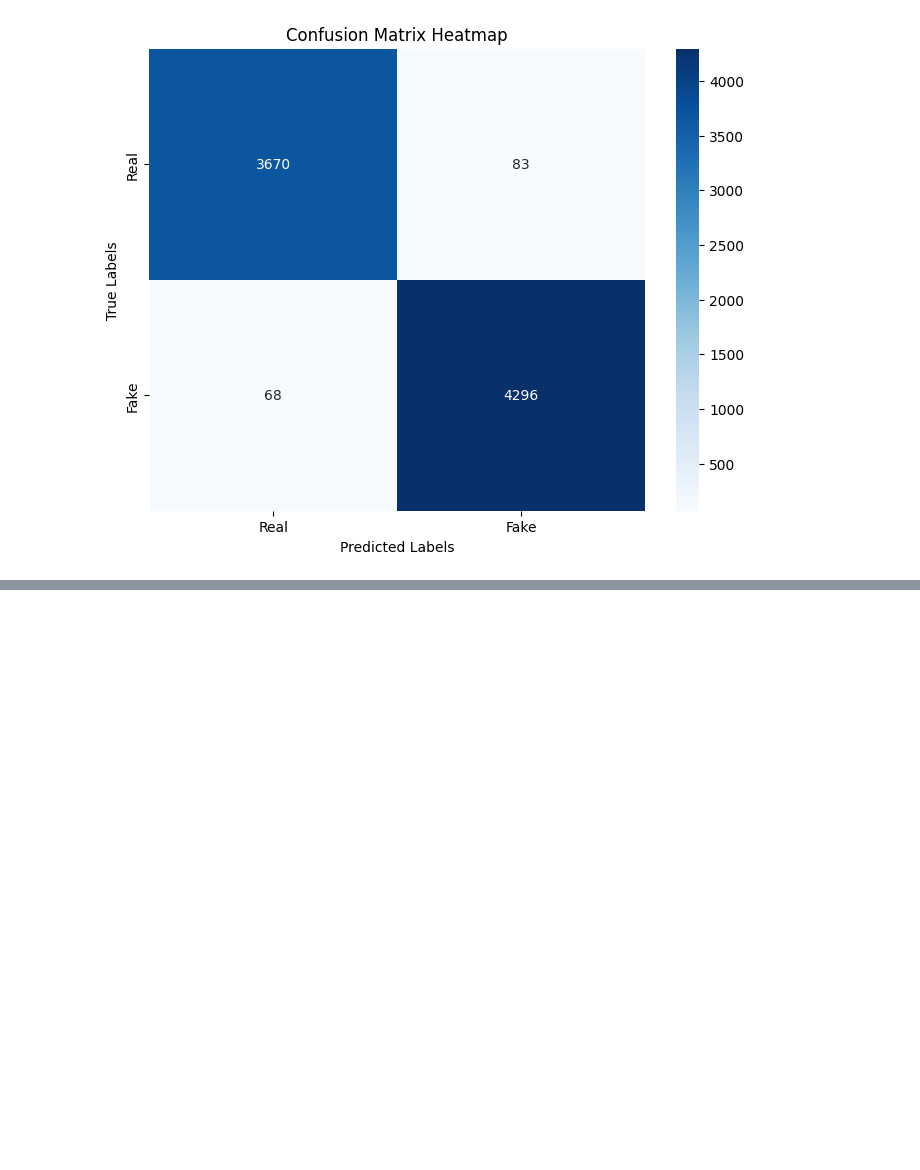
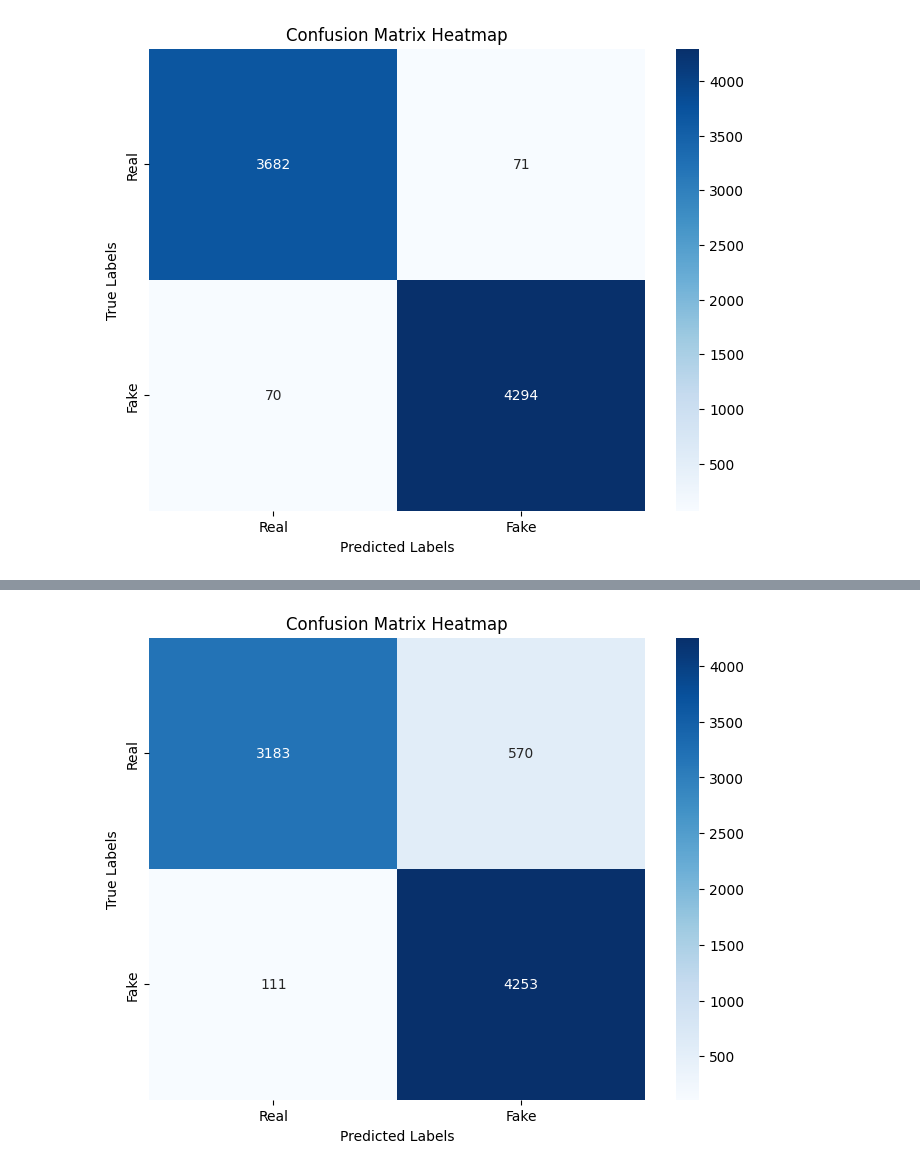
Before and after one commit to SergeyAkh/Fake-news, a Jupyter notebook: Fake_news.ipynb, the cells around one changed output, grey strips where cells are left out. Saved outputs shown, nothing was run; the diff lists cells and outputs as text; code cells hidden in the pictures; blank space fills up the shorter version.

```diff
--- a/Fake_news.ipynb
+++ b/Fake_news.ipynb
@@ -100,12 +109,12 @@ X_test_stemmed = [stemmer.stem(word) for word in X_test_cleaned]
 # %%
 tfidf = TfidfVectorizer(stop_words='english', ngram_range=(1, 2))
 # %%
-X_train_matrix = tfidf.fit_transform(X_train_stemmed)
-X_val_matrix = tfidf.transform(X_val_stemmed)
-X_test_matrix = tfidf.transform(X_test_stemmed)
+X_train_matrix = tfidf.fit_transform(X_train_cleaned)
+# X_val_matrix = tfidf.transform(X_val_stemmed)
+X_test_matrix = tfidf.transform(X_test_cleaned)
 # %%
-y_train = train["label"]
-y_val = val["label"]
+y_train = Xtrain_all["label"]
+# y_val = val["label"]
 y_test = test["label"]
 # %%
 svm_model = SVC(kernel='linear', random_state=42)
@@ -121,7 +128,7 @@ from sklearn.svm import LinearSVC
 # LinearSVC is optimized for large datasets with sparse matrices
 svm_model = LinearSVC(random_state=42, max_iter=10000)  # You can increase max_iter if needed
 # %%
-grid_search = GridSearchCV(estimator=svm_model, param_grid=param_grid, cv=5, scoring='precision', n_jobs=-1, verbose = 2)
+grid_search = GridSearchCV(estimator=svm_model, param_grid=param_grid, cv=5, scoring='precision', n_jobs=-1, verbose = 1)
 grid_search.fit(X_train_matrix, y_train)
 # %% [output]
 Fitting 5 folds for each of 4 candidates, totalling 20 fits
@@ -177,0 +159,6 @@ plot_confusion_matrix(y_val, y_pred_val)
+# %%
+nb_model = MultinomialNB()
+nb_model.fit(X_train_matrix, y_train)
+
+# Make predictions on the test set
+y_pred_NB = nb_model.predict(X_test_matrix)
@@ -177,0 +185,4 @@ plot_confusion_matrix(y_val, y_pred_val)
+# %%
+plot_confusion_matrix(y_test, y_pred_NB)
+# %% [output]
+[figure, added]
```
Also changed, not shown: parts of 34 cells of this notebook.
